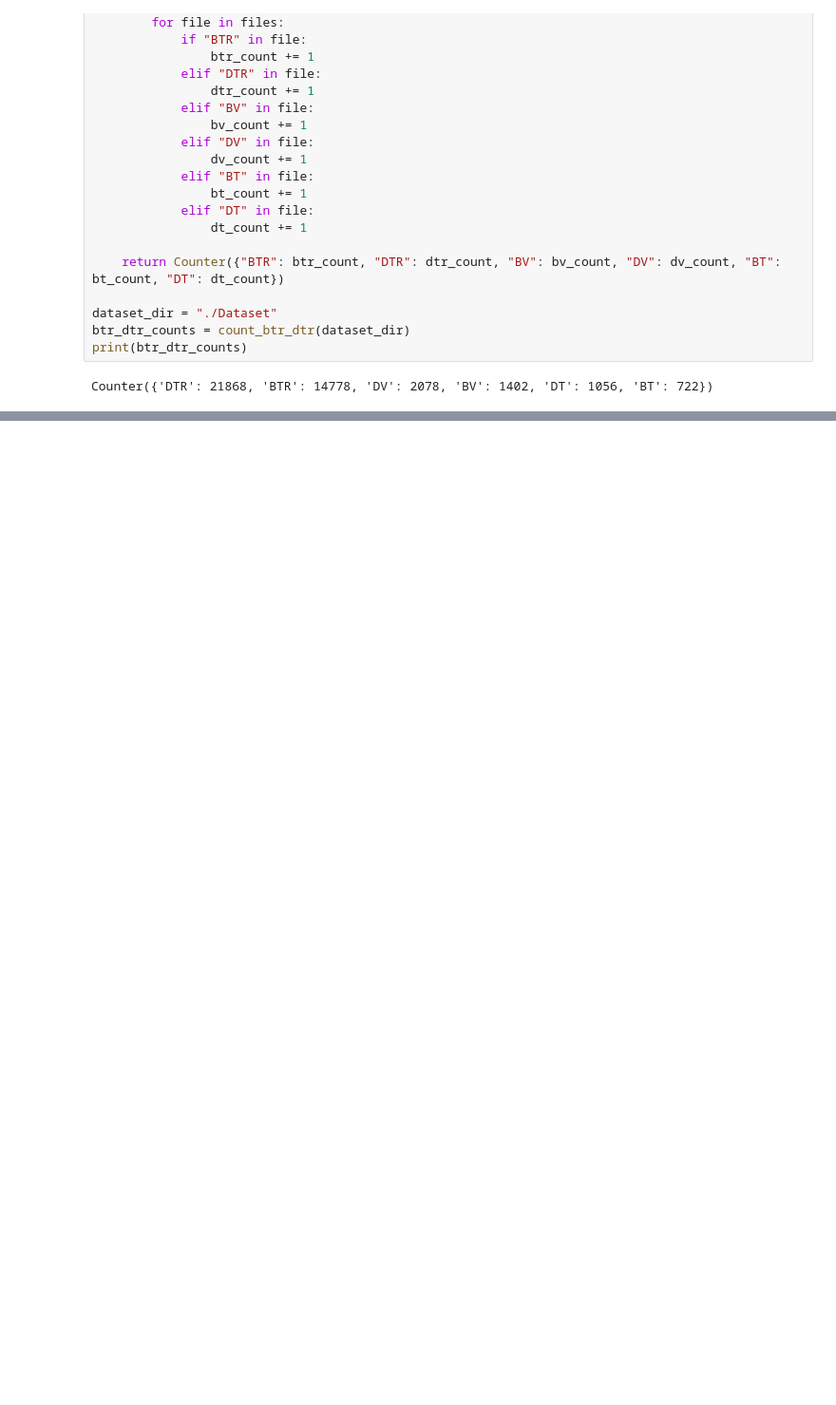
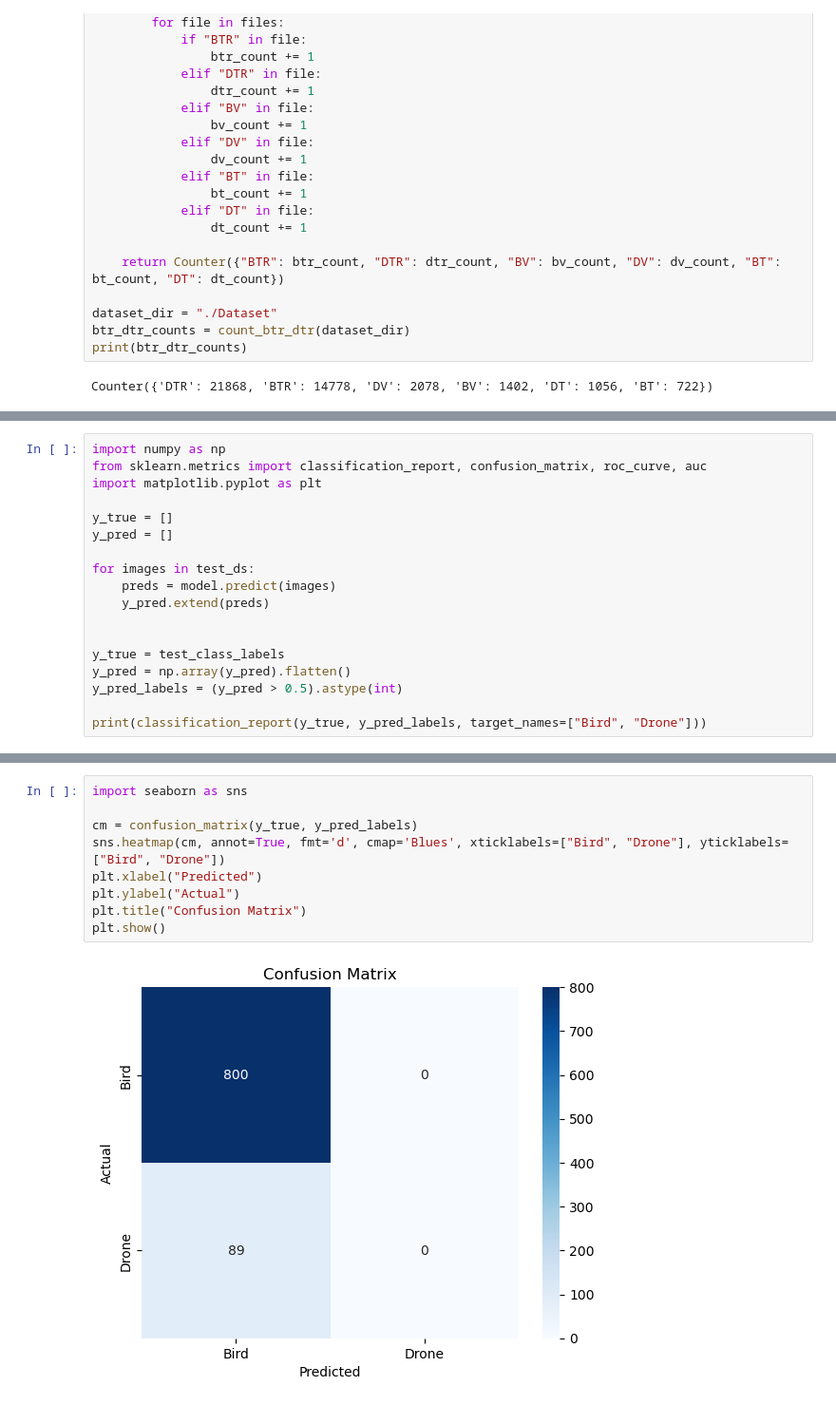
Before and after one commit to FelicianoRN01/PIA, a Jupyter notebook: Practica_CNN/Practica_CNN.ipynb, the cells around one changed output, grey strips where cells are left out. Shown at 95% size. Saved outputs shown, nothing was run; the diff lists cells and outputs as text; blank space fills up the shorter version.

```diff
--- a/Practica_CNN/Practica_CNN.ipynb
+++ b/Practica_CNN/Practica_CNN.ipynb
@@ -82,0 +339,18 @@ Counter({'DTR': 21868, 'BTR': 14778, 'DV': 2078, 'BV': 1402, 'DT': 1056, 'BT': 7
+# %%
+import numpy as np
+from sklearn.metrics import classification_report, confusion_matrix, roc_curve, auc
+import matplotlib.pyplot as plt
+
+y_true = []
+y_pred = []
+
+for images in test_ds:
+    preds = model.predict(images)
+    y_pred.extend(preds)
+
+
+y_true = test_class_labels
+y_pred = np.array(y_pred).flatten()
+y_pred_labels = (y_pred > 0.5).astype(int)
+
+print(classification_report(y_true, y_pred_labels, target_names=["Bird", "Drone"]))
@@ -82,0 +375,11 @@ Counter({'DTR': 21868, 'BTR': 14778, 'DV': 2078, 'BV': 1402, 'DT': 1056, 'BT': 7
+# %%
+import seaborn as sns
+
+cm = confusion_matrix(y_true, y_pred_labels)
+sns.heatmap(cm, annot=True, fmt='d', cmap='Blues', xticklabels=["Bird", "Drone"], yticklabels=["Bird", "Drone"])
+plt.xlabel("Predicted")
+plt.ylabel("Actual")
+plt.title("Confusion Matrix")
+plt.show()
+# %% [output]
+[figure, added]
```
Also changed, not shown: parts of 17 cells of this notebook.
